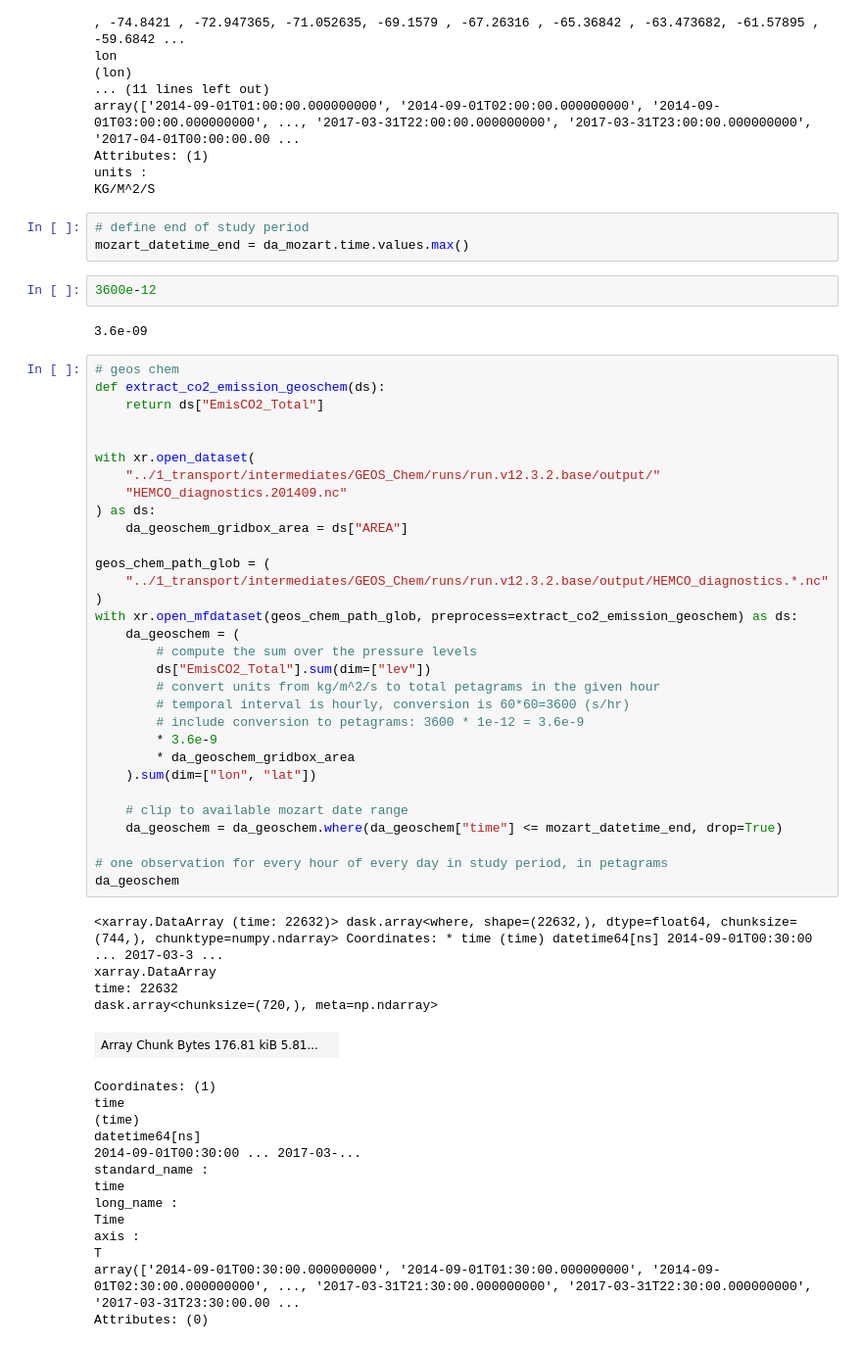
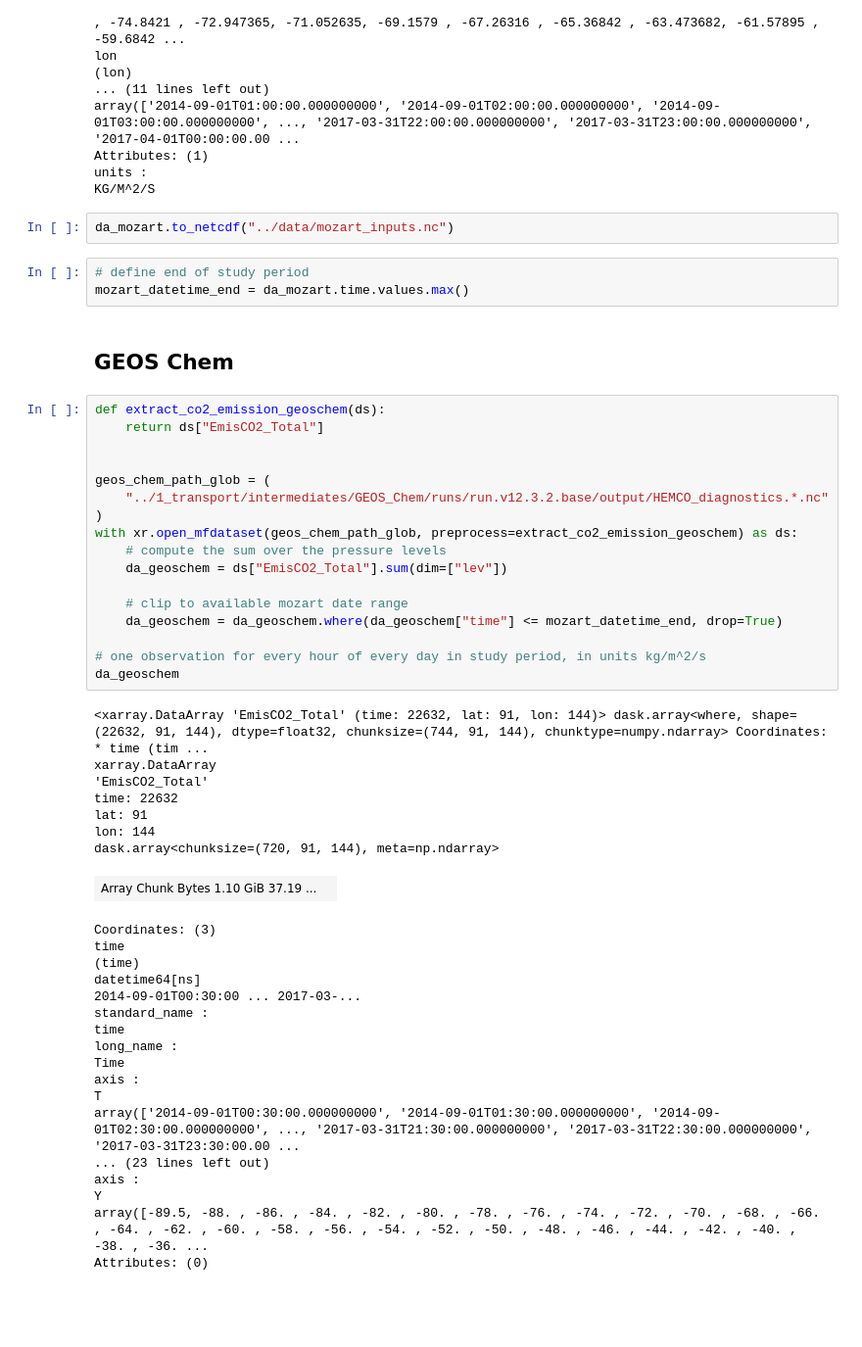
Before and after one commit to joshhjacobson/wombat-paper, a Jupyter notebook: validation/data_wrangling.ipynb, the cells around one changed output. Shown at 98% size. Saved outputs shown, nothing was run; the diff lists cells and outputs as text; blank space fills up the shorter version.

Commit message:
Complete inputs validation time series

```diff
--- a/validation/data_wrangling.ipynb
+++ b/validation/data_wrangling.ipynb
@@ -78,51 +74,40 @@ array(['2014-09-01T01:00:00.000000000', '2014-09-01T02:00:00.000000000', '2014-0
 Attributes: (1)
 units :
 KG/M^2/S
+# %%
+da_mozart.to_netcdf("../data/mozart_inputs.nc")
 # %%
 # define end of study period
 mozart_datetime_end = da_mozart.time.values.max()
-# %%
-3600e-12
-# %% [output]
-3.6e-09
+# %% [markdown]
+## GEOS Chem
 # %%
-# geos chem
 def extract_co2_emission_geoschem(ds):
     return ds["EmisCO2_Total"]
 
-
-with xr.open_dataset(
-    "../1_transport/intermediates/GEOS_Chem/runs/run.v12.3.2.base/output/"
-    "HEMCO_diagnostics.201409.nc"
-) as ds:
-    da_geoschem_gridbox_area = ds["AREA"]
 
 geos_chem_path_glob = (
     "../1_transport/intermediates/GEOS_Chem/runs/run.v12.3.2.base/output/HEMCO_diagnostics.*.nc"
 )
 with xr.open_mfdataset(geos_chem_path_glob, preprocess=extract_co2_emission_geoschem) as ds:
-    da_geoschem = (
-        # compute the sum over the pressure levels
-        ds["EmisCO2_Total"].sum(dim=["lev"])
-        # convert units from kg/m^2/s to total petagrams in the given hour
-        # temporal interval is hourly, conversion is 60*60=3600 (s/hr)
-        # include conversion to petagrams: 3600 * 1e-12 = 3.6e-9
-        * 3.6e-9
-        * da_geoschem_gridbox_area
-    ).sum(dim=["lon", "lat"])
+    # compute the sum over the pressure levels
+    da_geoschem = ds["EmisCO2_Total"].sum(dim=["lev"])
 
     # clip to available mozart date range
     da_geoschem = da_geoschem.where(da_geoschem["time"] <= mozart_datetime_end, drop=True)
 
-# one observation for every hour of every day in study period, in petagrams
+# one observation for every hour of every day in study period, in units kg/m^2/s
 da_geoschem
 # %% [output]
-<xarray.DataArray (time: 22632)> dask.array<where, shape=(22632,), dtype=float64, chunksize=(744,), chunktype=numpy.ndarray> Coordinates: * time (time) datetime64[ns] 2014-09-01T00:30:00 ... 2017-03-3 ...
+<xarray.DataArray 'EmisCO2_Total' (time: 22632, lat: 91, lon: 144)> dask.array<where, shape=(22632, 91, 144), dtype=float32, chunksize=(744, 91, 144), chunktype=numpy.ndarray> Coordinates: * time (tim ...
 xarray.DataArray
+'EmisCO2_Total'
 time: 22632
-dask.array<chunksize=(720,), meta=np.ndarray>
+lat: 91
+lon: 144
+dask.array<chunksize=(720, 91, 144), meta=np.ndarray>
-| Array Chunk Bytes 176.81 kiB 5.81... |  |
+| Array Chunk Bytes 1.10 GiB 37.19 ... |  |
-Coordinates: (1)
+Coordinates: (3)
 time
 (time)
 datetime64[ns]
@@ -134,4 +119,8 @@ Time
 axis :
 T
 array(['2014-09-01T00:30:00.000000000', '2014-09-01T01:30:00.000000000', '2014-09-01T02:30:00.000000000', ..., '2017-03-31T21:30:00.000000000', '2017-03-31T22:30:00.000000000', '2017-03-31T23:30:00.00 ...
+... (23 lines left out)
+axis :
+Y
+array([-89.5, -88. , -86. , -84. , -82. , -80. , -78. , -76. , -74. , -72. , -70. , -68. , -66. , -64. , -62. , -60. , -58. , -56. , -54. , -52. , -50. , -48. , -46. , -44. , -42. , -40. , -38. , -36. ...
 Attributes: (0)
```
Also changed, not shown: parts of 9 cells of this notebook, 2 other files.
